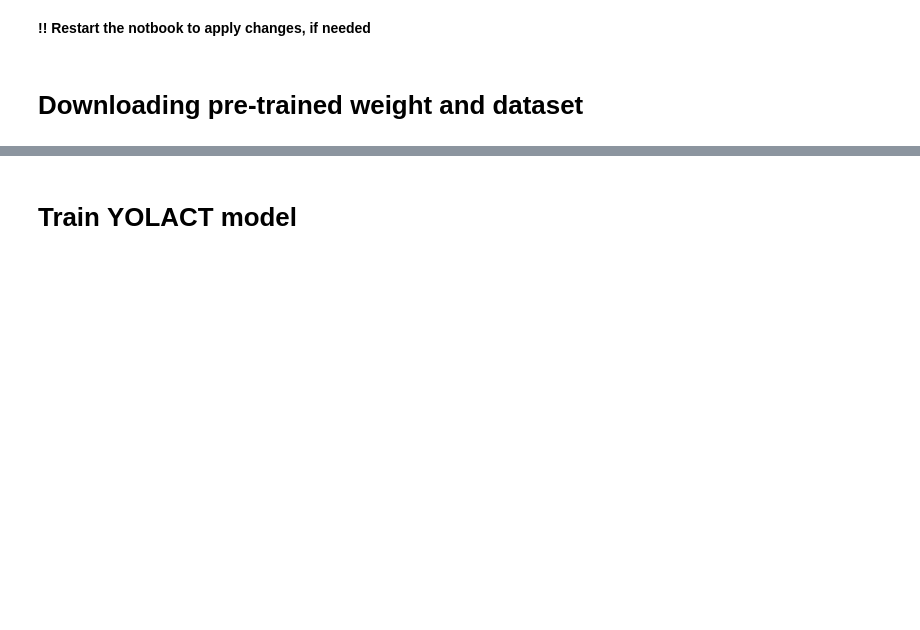
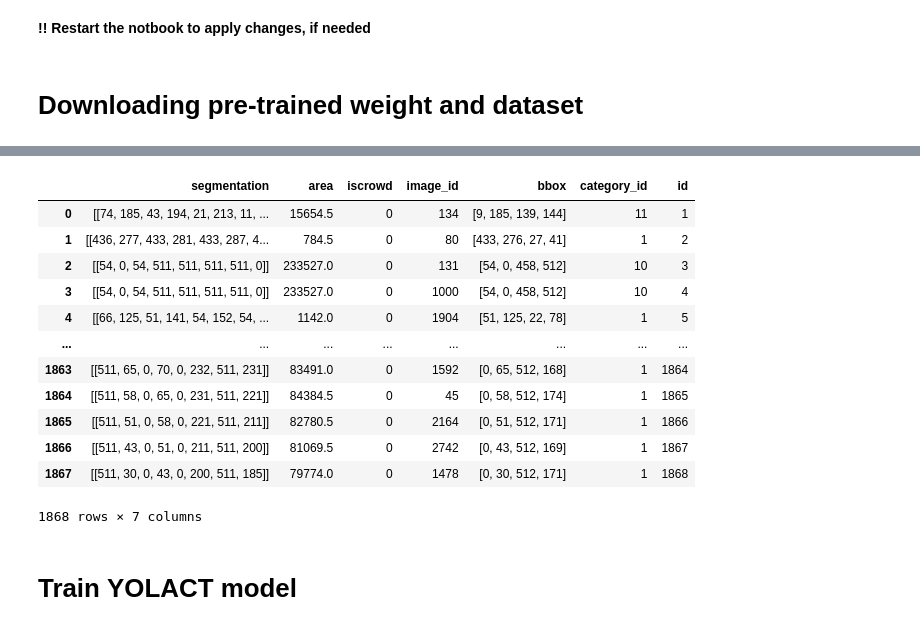
Before and after one commit to AQC-Industry/yolact, a Jupyter notebook: launch_training.ipynb, the cells around one changed output, grey strips where cells are left out. Drawn from its saved outputs; the diff is of its cells as text; code cells hidden in the pictures; blank space fills up the shorter version.

```diff
--- a/launch_training.ipynb
+++ b/launch_training.ipynb
@@ -76,0 +205,59 @@ import numpy as np
+# %%
+df_anno_clean = df_anno.copy()
+for i in range(len(df_anno)):
+    if len(df_anno["segmentation"].values[i][0]) < 5:
+        df_anno_clean.drop(i, inplace=True)
+# %%
+file = {}
+result = df_info.to_json(orient="records")
+parsed = json.loads(result)
+file["info"] = parsed
+
+result = df_licence.to_json(orient="records")
+parsed = json.loads(result)
+file["licences"] = parsed
+
+result = df_info.to_json(orient="records")
+parsed = json.loads(result)
+file["info"] = parsed
+
+result = df_images.to_json(orient="records")
+parsed = json.loads(result)
+file["images"] = parsed
+
+result = df_cat.to_json(orient="records")
+parsed = json.loads(result)
+file["categories"] = parsed
+
+result = df_anno_clean.to_json(orient="records")
+parsed = json.loads(result)
+file["annotations"] = parsed
+
+# Save JSON file
+output_file = path
+with open(output_file, 'w') as json_file:
+    json.dump(file, json_file)
+# %%
+path = "../annotations/instances_val2022.json"
+with open(path, "r") as j:
+    data = json.load(j)
+df_anno = pd.DataFrame(data["annotations"])
+df_info = pd.DataFrame(data["info"])
+df_licence = pd.DataFrame(data["licences"])
+df_images = pd.DataFrame(data["images"])
+df_cat = pd.DataFrame(data["categories"])
+df_anno
+# %% [output]
+|  | segmentation | area | iscrowd | image_id | bbox | category_id | id |
+| 0 | [[74, 185, 43, 194, 21, 213, 11, ... | 15654.5 | 0 | 134 | [9, 185, 139, 144] | 11 | 1 |
+| 1 | [[436, 277, 433, 281, 433, 287, 4... | 784.5 | 0 | 80 | [433, 276, 27, 41] | 1 | 2 |
+| 2 | [[54, 0, 54, 511, 511, 511, 511, 0]] | 233527.0 | 0 | 131 | [54, 0, 458, 512] | 10 | 3 |
+| 3 | [[54, 0, 54, 511, 511, 511, 511, 0]] | 233527.0 | 0 | 1000 | [54, 0, 458, 512] | 10 | 4 |
+| 4 | [[66, 125, 51, 141, 54, 152, 54, ... | 1142.0 | 0 | 1904 | [51, 125, 22, 78] | 1 | 5 |
+| ... | ... | ... | ... | ... | ... | ... | ... |
+| 1863 | [[511, 65, 0, 70, 0, 232, 511, 231]] | 83491.0 | 0 | 1592 | [0, 65, 512, 168] | 1 | 1864 |
+| 1864 | [[511, 58, 0, 65, 0, 231, 511, 221]] | 84384.5 | 0 | 45 | [0, 58, 512, 174] | 1 | 1865 |
+| 1865 | [[511, 51, 0, 58, 0, 221, 511, 211]] | 82780.5 | 0 | 2164 | [0, 51, 512, 171] | 1 | 1866 |
+| 1866 | [[511, 43, 0, 51, 0, 211, 511, 200]] | 81069.5 | 0 | 2742 | [0, 43, 512, 169] | 1 | 1867 |
+| 1867 | [[511, 30, 0, 43, 0, 200, 511, 185]] | 79774.0 | 0 | 1478 | [0, 30, 512, 171] | 1 | 1868 |
+1868 rows × 7 columns
```
Also changed, not shown: parts of 24 cells of this notebook, 3 other files.
